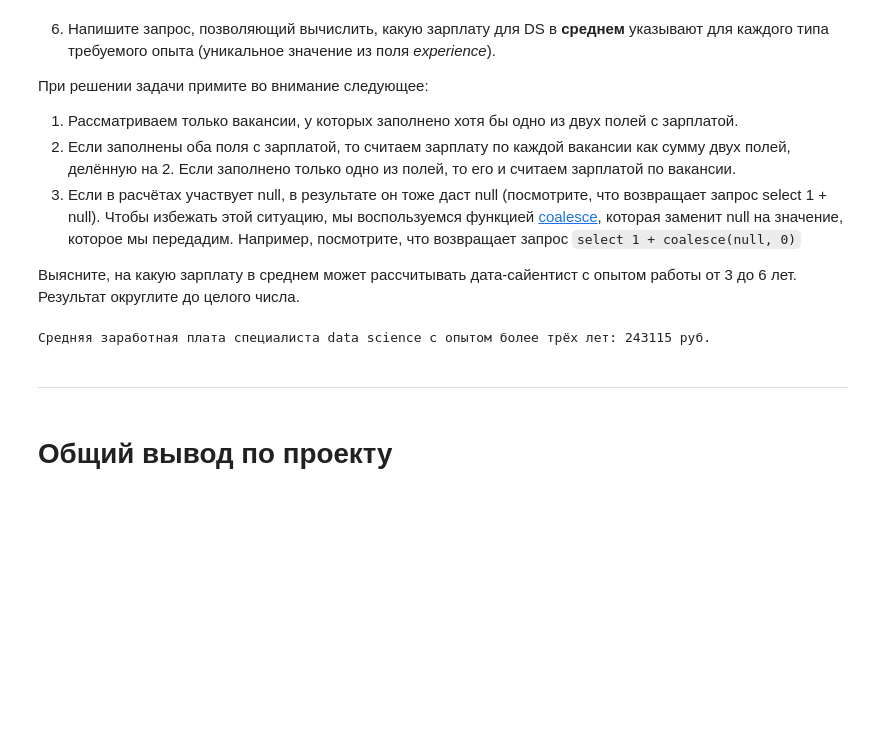
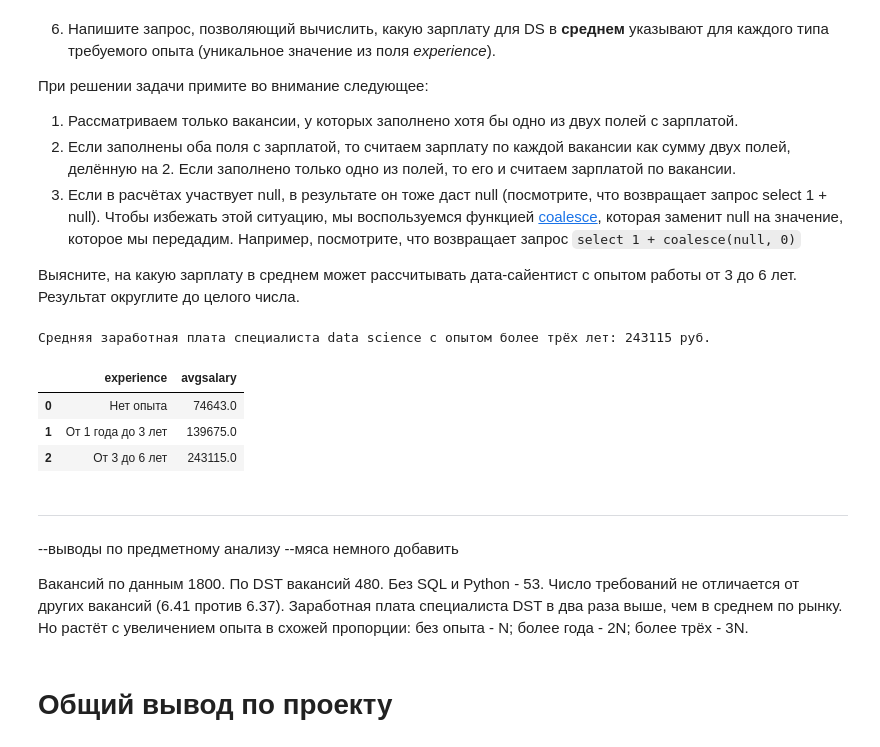
Before and after one commit to mkalikin/data_science_projects, a Jupyter notebook: project 2. sql_hh/Project_2_шаблон_тест.ipynb, the cells around one changed output. Drawn from its saved outputs; the diff is of its cells as text; code cells hidden in the pictures; blank space fills up the shorter version.

```diff
--- a/project 2. sql_hh/Project_2_шаблон_тест.ipynb
+++ b/project 2. sql_hh/Project_2_шаблон_тест.ipynb
@@ -577,5 +597,12 @@ exp_over_three = int(exp_salary[exp_salary['experience'] == 'От 3 до 6 ле
 print(f"Средняя заработная плата специалиста data science с опытом более трёх лет: {exp_over_three} руб.")
 # %% [output]
 Средняя заработная плата специалиста data science с опытом более трёх лет: 243115 руб.
+# %%
+display(exp_salary)
+# %% [output]
+|  | experience | avgsalary |
+| 0 | Нет опыта | 74643.0 |
+| 1 | От 1 года до 3 лет | 139675.0 |
+| 2 | От 3 до 6 лет | 243115.0 |
 # %% [markdown]
 ***
@@ -584,2 +609,8 @@ print(f"Средняя заработная плата специалиста da
+# %% [markdown]
+--выводы по предметному анализу
+--мяса немного добавить
+
+Вакансий по данным 1800. По DST вакансий 480. Без SQL и Python - 53. Число требований не отличается от других вакансий (6.41 против 6.37).
+Заработная плата специалиста DST в два раза выше, чем в среднем по рынку. Но растёт с увеличением опыта в схожей пропорции: без опыта - N; более года - 2N; более трёх - 3N.
 # %% [markdown]
 # Общий вывод по проекту
```
Also changed, not shown: parts of 7 cells of this notebook.
